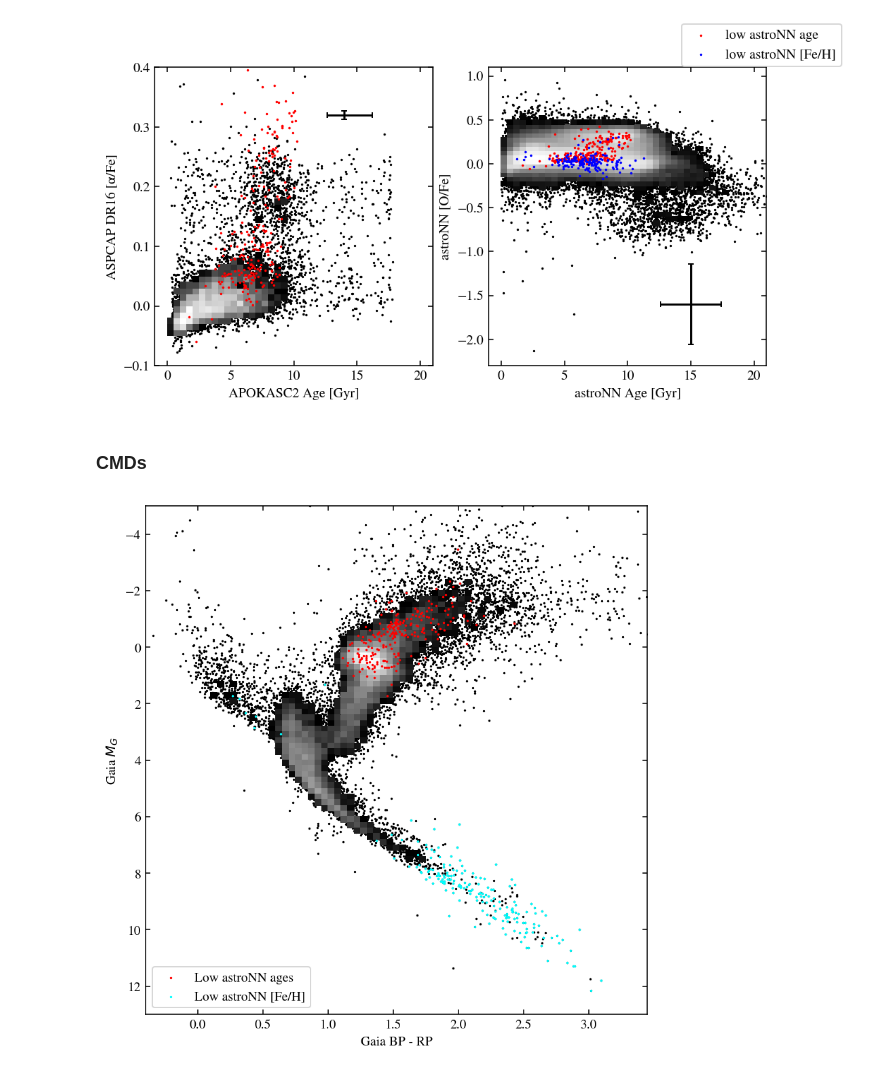
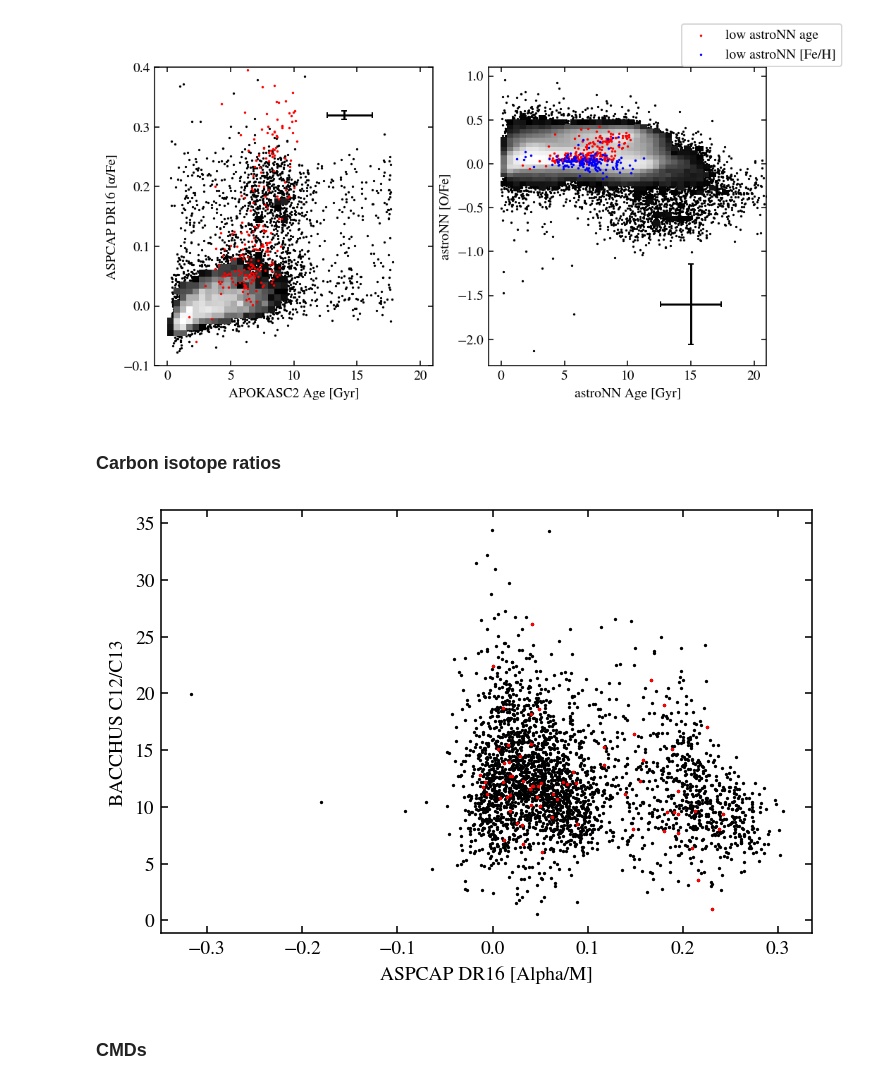
Before and after one commit to lodubay/first-year-project, a Jupyter notebook: compare_datasets.ipynb, the cells around one changed output. Cells and saved outputs as stored; diff of their text form; code cells hidden in the pictures.

```diff
--- a/compare_datasets.ipynb
+++ b/compare_datasets.ipynb
@@ -771,38 +784,24 @@ fig.legend()
 plt.show()
 # %% [output]
 [figure]
-# %% [markdown]
-### CMDs
-# %%
-# Select only positive parallaxes
-cmd = stellar_params[stellar_params['GAIA_PARALLAX_DR2'] > 0].copy()
-# Use APOKASC2 A_V extinction where possible
-cmd['APOKASC2_AV'] = cmd['APOKASC2_AV'].replace(np.nan, 0)
-# Calculate distance modulus from Gaia parallaxes (given in mas)
-cmd['GAIA_DIST_MOD'] = 5*np.log10((1e-3 * cmd['GAIA_PARALLAX_DR2'])**-1) - 5 + cmd['APOKASC2_AV']
-# Absolute Gaia G-band magnitude
-cmd['GAIA_ABS_MAG'] = cmd['GAIA_PHOT_G_MEAN_MAG_DR2'] - cmd['GAIA_DIST_MOD']
-# Gaia BP - RP color
-cmd['GAIA_COLOR'] = cmd['GAIA_PHOT_BP_MEAN_MAG_DR2'] - cmd['GAIA_PHOT_RP_MEAN_MAG_DR2']
-# Stars with astroNN metallicities well below ASPCAP DR16
-low_fe = cmd[cmd['ASTRONN_FE_H'] - cmd['DR16_M_H_COR'] < -0.5].copy()
-# Stars with astroNN ages well below APOKASC2
-low_age = cmd[pd.notna(cmd['ASTRONN_AGE']) & pd.notna(cmd['APOKASC2_AGE'])].copy()
-low_age = low_age[prob_outlier(low_age['ASTRONN_AGE'] - low_age['APOKASC2_AGE']) > 0.5]
-
-# Plot color-magnitude diagram
-fig, ax = plt.subplots(tight_layout=True, figsize=(6, 6))
-ax.scatter(cmd['GAIA_COLOR'], cmd['GAIA_ABS_MAG'], c='k', s=.5)
-ax.hist2d(cmd['GAIA_COLOR'], cmd['GAIA_ABS_MAG'],
-          bins=[np.arange(-0.4, 3.5, 0.05), np.arange(-5, 13, 0.2)],
-          cmap='gray', norm=colors.LogNorm(), cmin=10)
-ax.scatter(low_age['GAIA_COLOR'], low_age['GAIA_ABS_MAG'], c='r', s=0.6, label='Low astroNN ages')
-ax.scatter(low_fe['GAIA_COLOR'], low_fe['GAIA_ABS_MAG'], c='cyan', s=0.6, label='Low astroNN [Fe/H]')
-ax.set_ylim((13, -5))
-ax.set_xlabel('Gaia BP - RP')
-ax.set_ylabel('Gaia $M_G$')
-ax.legend()
-plt.savefig('Gaia_CMD.png')
-plt.show()
-# %% [output]
-[figure, removed]
+# %% [markdown]
+### Carbon isotope ratios
+# %%
+ciso = stellar_params[pd.notna(stellar_params['C12C13'])].copy()
+# Stars with astroNN metallicities well below ASPCAP DR16
+low_fe = ciso[ciso['ASTRONN_FE_H'] - ciso['DR16_M_H_COR'] < -0.5].copy()
+# Stars with astroNN ages well below APOKASC2
+low_age = ciso[pd.notna(ciso['ASTRONN_AGE']) & pd.notna(ciso['APOKASC2_AGE'])].copy()
+low_age = low_age[prob_outlier(low_age['ASTRONN_AGE'] - low_age['APOKASC2_AGE']) > 0.5]
+
+fix, ax = plt.subplots()
+ax.scatter(ciso['DR16_ALP_M_COR'], ciso['C12C13'], c='k', s=.5)
+ax.scatter(low_age['DR16_ALP_M_COR'], low_age['C12C13'], c='r', s=.6, label='Low astroNN ages')
+ax.scatter(low_fe['DR16_ALP_M_COR'], low_fe['C12C13'], c='b', s=.6, label='Low astroNN [Fe/H]')
+ax.set_xlabel('ASPCAP DR16 [Alpha/M]')
+ax.set_ylabel('BACCHUS C12/C13')
+plt.show()
+# %% [output]
+[figure, added]
+# %% [markdown]
+### CMDs
```
Also changed, not shown: parts of 3 cells of this notebook.
